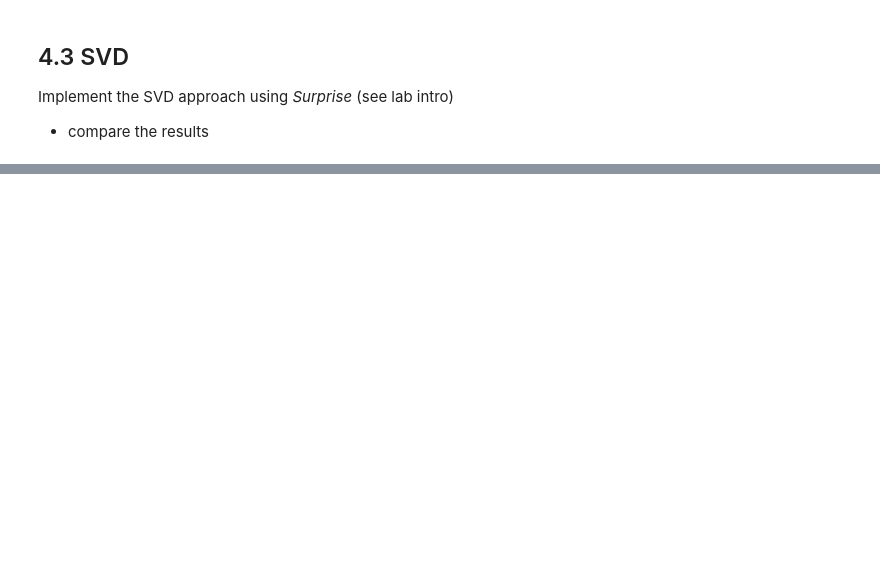
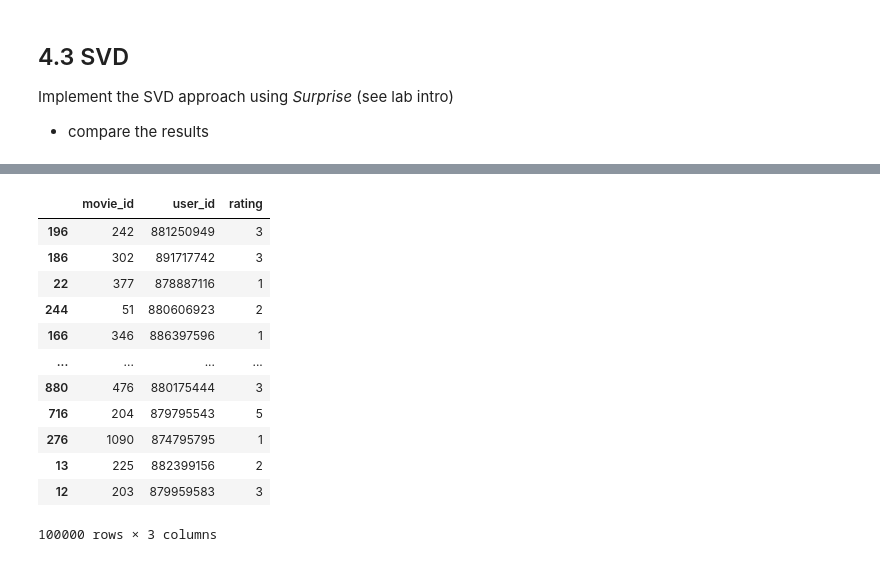
Before and after one commit to Yven42/DataScience, a Jupyter notebook: Assignment_2_recommender.ipynb, the cells around one changed output, grey strips where cells are left out. Saved outputs shown, nothing was run; the diff lists cells and outputs as text; code cells hidden in the pictures; blank space fills up the shorter version.

```diff
--- a/Assignment_2_recommender.ipynb
+++ b/Assignment_2_recommender.ipynb
@@ -296,0 +323,31 @@ Requirement already satisfied: six>=1.10.0 in /usr/local/lib/python3.7/dist-pack
+# %%
+import surprise
+!pip install scikit-surprise
+from surprise import SVD
+from surprise import Dataset
+from surprise import Reader
+from surprise import accuracy
+from surprise.model_selection import train_test_split
+import pandas as pd
+
+#read raw data
+r_cols = ['movie_id', 'rating', 'user_id']
+ratings = pd.read_csv('DATA/movielens100k/u.data', sep='\t', names=r_cols, encoding = "ISO-8859-1")
+#need to re-order columns
+ratings=ratings[['movie_id',  'user_id','rating']]
+# Load the movielens-100k dataset (download it if needed),
+reader = Reader(rating_scale=(1, 5))
+data = Dataset.load_from_df(ratings,reader)
+# test set is made of 25% of the ratings.
+trainset, testset = train_test_split(data, test_size=.25)
+# We'll use the famous SVD algorithm.
+algo = SVD()
+# Train the algorithm on the trainset, and predict ratings for the testset
+algo.fit(trainset)
+
+predictions = algo.test(testset)
+
+
+# Then compute RMSE
+accuracy.rmse(predictions)
+# %% [output]
@@ -296,0 +360,13 @@ Requirement already satisfied: six>=1.10.0 in /usr/local/lib/python3.7/dist-pack
+|  | movie_id | user_id | rating |
+| 196 | 242 | 881250949 | 3 |
+| 186 | 302 | 891717742 | 3 |
+| 22 | 377 | 878887116 | 1 |
+| 244 | 51 | 880606923 | 2 |
+| 166 | 346 | 886397596 | 1 |
+| ... | ... | ... | ... |
+| 880 | 476 | 880175444 | 3 |
+| 716 | 204 | 879795543 | 5 |
+| 276 | 1090 | 874795795 | 1 |
+| 13 | 225 | 882399156 | 2 |
+| 12 | 203 | 879959583 | 3 |
+100000 rows × 3 columns
```
Also changed, not shown: parts of 8 cells of this notebook.
